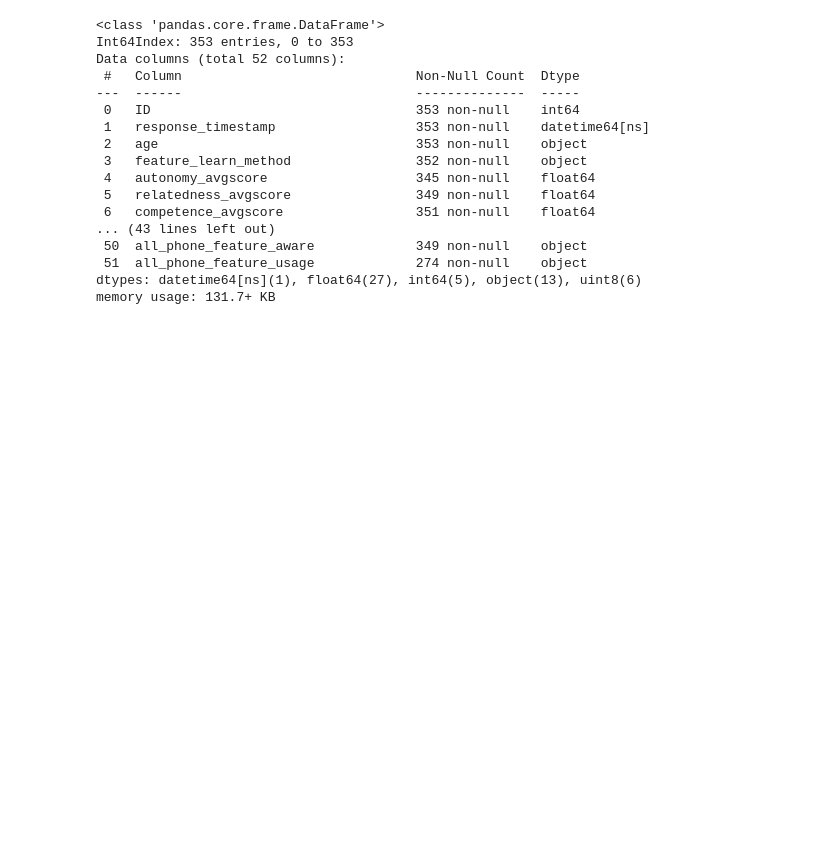
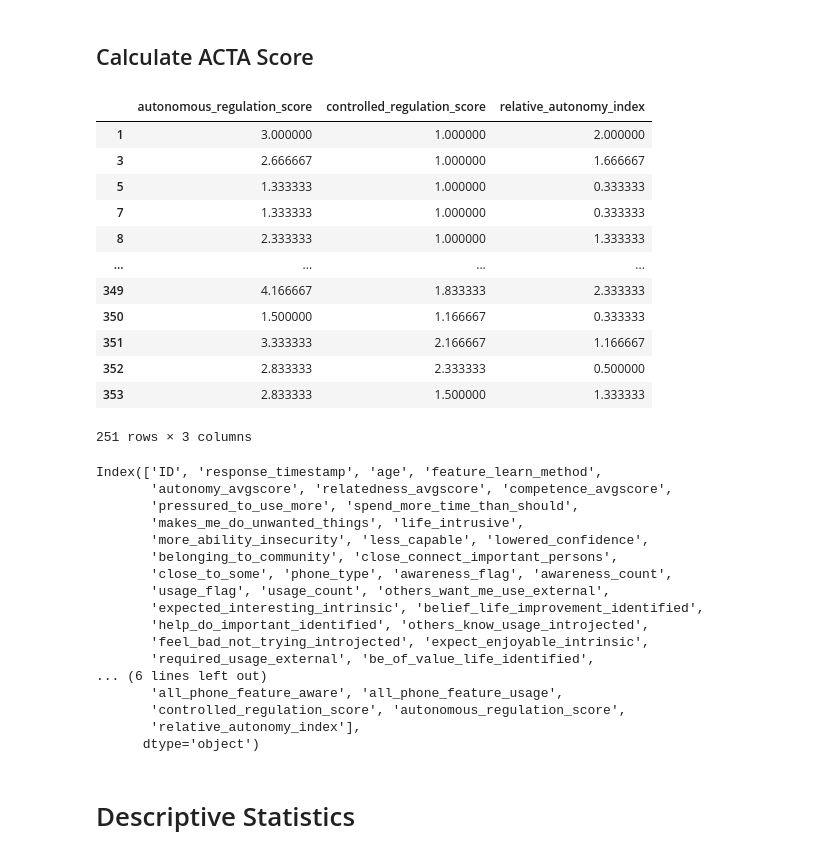
Before and after one commit to smc395/smartphone-wellbeing-study, a Jupyter notebook: analysis.ipynb, the cells around one changed output. Cells and saved outputs as stored; diff of their text form; code cells hidden in the pictures; blank space fills up the shorter version.

Commit message:
Complete data setup and begin statistics

```diff
--- a/analysis.ipynb
+++ b/analysis.ipynb
@@ -41,23 +48,67 @@ df['iphone_flag'] = df['phone_type'].apply(phone_type_mapping_func)
 # source: https://www.statology.org/pandas-coalesce/
 df['all_phone_feature_aware'] = df[['iphone_aware', 'samsung_aware', 'pixel_aware', 'other_aware']].bfill(axis=1).iloc[:, 0]
 df['all_phone_feature_usage'] = df[['iphone_usage', 'samsung_usage', 'pixel_usage', 'other_usage']].bfill(axis=1).iloc[:, 0]
+# %% [markdown]
+## Calculate ACTA Score
+# %%
+
+# Calculate the autonomous regulation score by getting the average score for questions that are
+# intrinsic and identified motivated
+intrinsic_identified_columns_list = ['expected_interesting_intrinsic', 'belief_life_improvement_identified'
+                                     ,'help_do_important_identified', 'expect_enjoyable_intrinsic'
+                                     , 'be_of_value_life_identified', 'fun_to_use_intrinsic']
+
+
+df['autonomous_regulation_score'] = df[intrinsic_identified_columns_list].mean(axis=1)
+# %%
+# Calculate the controlled regulation score by getting the average score for questions that are
+# external and introjected motivated
+external_introjected_columns_list = ['others_want_me_use_external', 'others_know_usage_introjected'
+                                     ,'feel_bad_not_trying_introjected', 'required_usage_external'
+                                     , 'pressure_usage_external', 'look_good_others_introjected']
+
+
+df['controlled_regulation_score'] = df[external_introjected_columns_list].mean(axis=1)
+# %%
+# Calculate relative autonomy index (RAI) by subtracting the average for Controlled Regulation
+# from the average for Autonomous Regulation
+df['relative_autonomy_index'] = df['autonomous_regulation_score'] - df['controlled_regulation_score']
+# %%
+# Return the ACTA Score for people who used wellbeing features
+df.loc[df['usage_flag'] == 1, ['autonomous_regulation_score', 'controlled_regulation_score', 'relative_autonomy_index' ]]
+# %% [output]
+|  | autonomous_regulation_score | controlled_regulation_score | relative_autonomy_index |
+| 1 | 3.000000 | 1.000000 | 2.000000 |
+| 3 | 2.666667 | 1.000000 | 1.666667 |
+| 5 | 1.333333 | 1.000000 | 0.333333 |
+| 7 | 1.333333 | 1.000000 | 0.333333 |
+| 8 | 2.333333 | 1.000000 | 1.333333 |
+| ... | ... | ... | ... |
+| 349 | 4.166667 | 1.833333 | 2.333333 |
+| 350 | 1.500000 | 1.166667 | 0.333333 |
+| 351 | 3.333333 | 2.166667 | 1.166667 |
+| 352 | 2.833333 | 2.333333 | 0.500000 |
+| 353 | 2.833333 | 1.500000 | 1.333333 |
+251 rows × 3 columns
 # %%
-df.info()
+df.columns
 # %% [output]
-<class 'pandas.core.frame.DataFrame'>
-Int64Index: 353 entries, 0 to 353
-Data columns (total 52 columns):
- #   Column                              Non-Null Count  Dtype
----  ------                              --------------  -----
- 0   ID                                  353 non-null    int64
- 1   response_timestamp                  353 non-null    datetime64[ns]
- 2   age                                 353 non-null    object
- 3   feature_learn_method                352 non-null    object
- 4   autonomy_avgscore                   345 non-null    float64
- 5   relatedness_avgscore                349 non-null    float64
- 6   competence_avgscore                 351 non-null    float64
-... (43 lines left out)
- 50  all_phone_feature_aware             349 non-null    object
- 51  all_phone_feature_usage             274 non-null    object
-dtypes: datetime64[ns](1), float64(27), int64(5), object(13), uint8(6)
-memory usage: 131.7+ KB
+Index(['ID', 'response_timestamp', 'age', 'feature_learn_method',
+       'autonomy_avgscore', 'relatedness_avgscore', 'competence_avgscore',
+       'pressured_to_use_more', 'spend_more_time_than_should',
+       'makes_me_do_unwanted_things', 'life_intrusive',
+       'more_ability_insecurity', 'less_capable', 'lowered_confidence',
+       'belonging_to_community', 'close_connect_important_persons',
+       'close_to_some', 'phone_type', 'awareness_flag', 'awareness_count',
+       'usage_flag', 'usage_count', 'others_want_me_use_external',
+       'expected_interesting_intrinsic', 'belief_life_improvement_identified',
+       'help_do_important_identified', 'others_know_usage_introjected',
+       'feel_bad_not_trying_introjected', 'expect_enjoyable_intrinsic',
+       'required_usage_external', 'be_of_value_life_identified',
+... (6 lines left out)
+       'all_phone_feature_aware', 'all_phone_feature_usage',
+       'controlled_regulation_score', 'autonomous_regulation_score',
+       'relative_autonomy_index'],
+      dtype='object')
+# %% [markdown]
+# Descriptive Statistics
```
Also changed, not shown: parts of 19 cells of this notebook.
